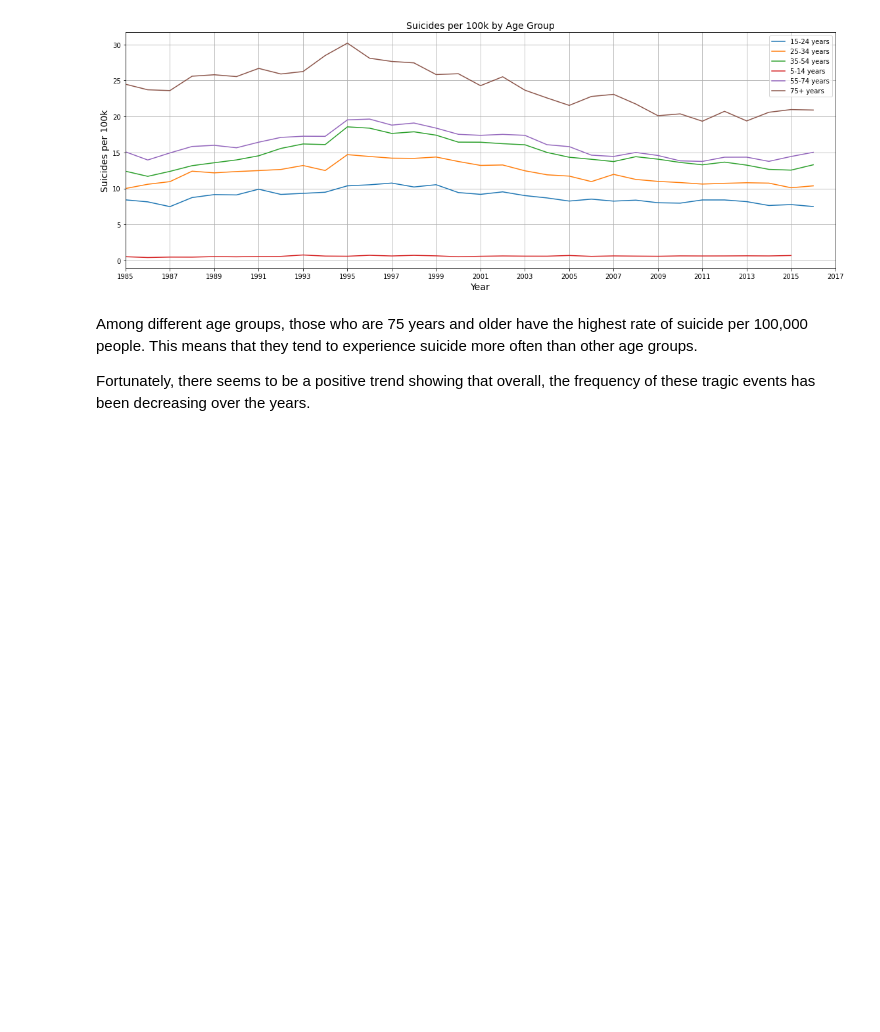
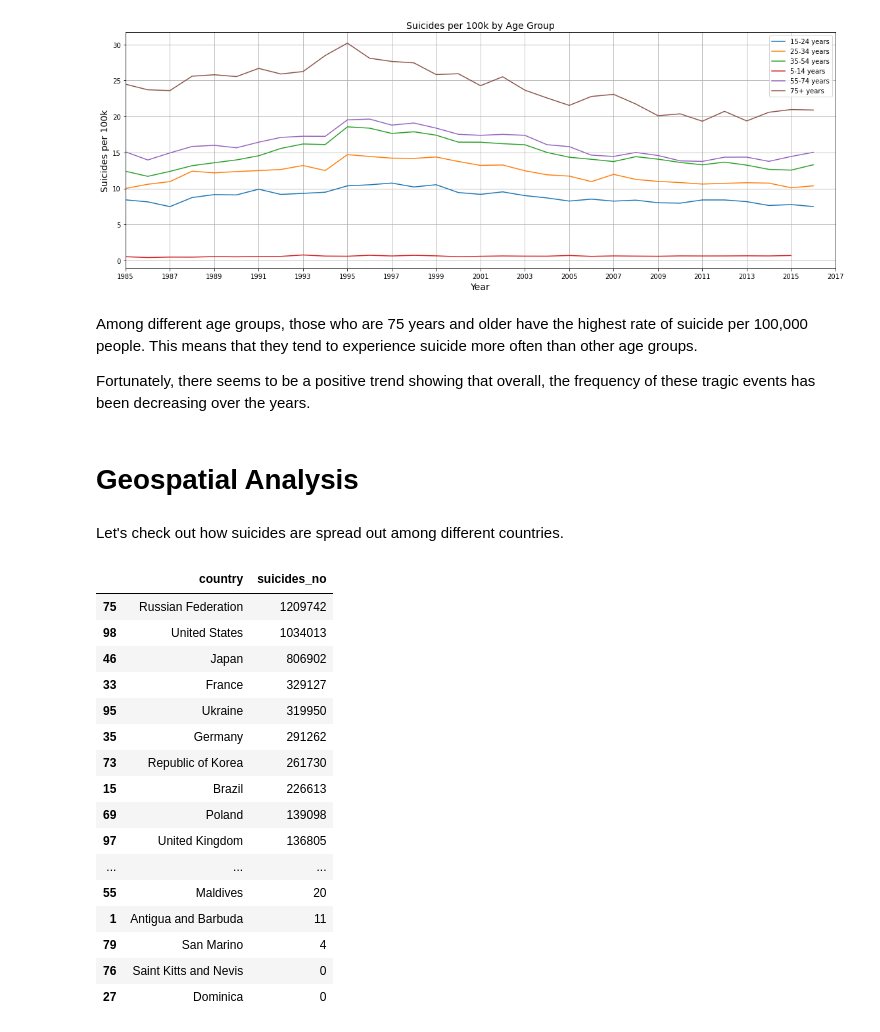
Before and after one commit to Przemyslaw11/Suicide_Rate_Analysis, a Jupyter notebook: app.ipynb, the cells around one changed output. Cells and saved outputs as stored; diff of their text form; code cells hidden in the pictures; blank space fills up the shorter version.

```diff
--- a/app.ipynb
+++ b/app.ipynb
@@ -185,3 +185,41 @@ plt.show()
 Among different age groups, those who are 75 years and older have the highest rate of suicide per 100,000 people. This means that they tend to experience suicide more often than other age groups.
 
 Fortunately, there seems to be a positive trend showing that overall, the frequency of these tragic events has been decreasing over the years.
+# %% [markdown]
+# Geospatial Analysis
+# %% [markdown]
+Let's check out how suicides are spread out among different countries.
+# %%
+country_suicides = df.groupby('country')['suicides_no'].sum().reset_index()
+
+fig = px.choropleth(country_suicides,
+                    locations='country',
+                    locationmode='country names',
+                    color='suicides_no',
+                    title='Suicides by Country',
+                    hover_name='country',
+                    color_continuous_scale='Plasma')
+
+fig.show()
+# %%
+sorted_country_suicides = country_suicides.sort_values(by='suicides_no', ascending=False)
+
+sorted_country_suicides.style.background_gradient(cmap='Oranges', subset=['suicides_no'])
+# %% [output]
+|  | country | suicides_no |
+| 75 | Russian Federation | 1209742 |
+| 98 | United States | 1034013 |
+| 46 | Japan | 806902 |
+| 33 | France | 329127 |
+| 95 | Ukraine | 319950 |
+| 35 | Germany | 291262 |
+| 73 | Republic of Korea | 261730 |
+| 15 | Brazil | 226613 |
+| 69 | Poland | 139098 |
+| 97 | United Kingdom | 136805 |
+| ... | ... | ... |
+| 55 | Maldives | 20 |
+| 1 | Antigua and Barbuda | 11 |
+| 79 | San Marino | 4 |
+| 76 | Saint Kitts and Nevis | 0 |
+| 27 | Dominica | 0 |
```
Also changed, not shown: parts of 12 cells of this notebook.
